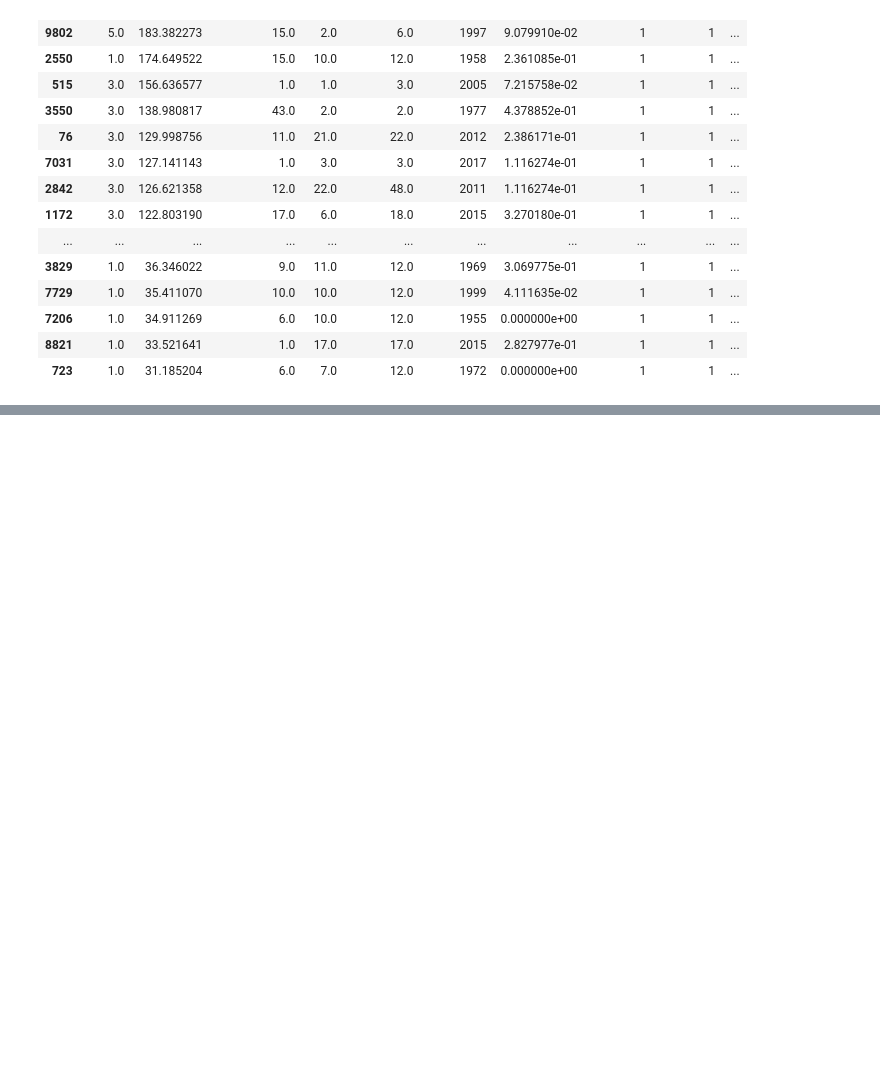
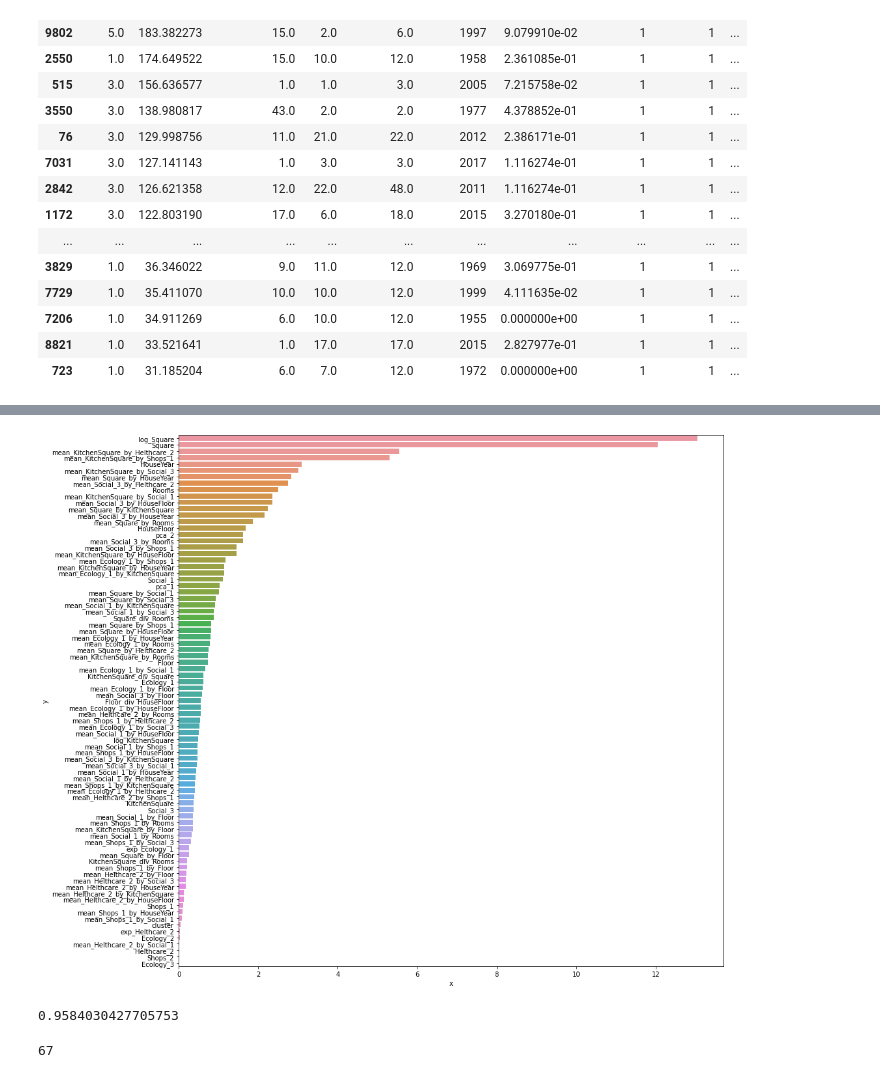
Before and after one commit to TrickSonix/Project_for_SF, a Jupyter notebook: ML/Notebooks/Models_results_analysis.ipynb, the cells around one changed output, grey strips where cells are left out. Cells and saved outputs as stored; diff of their text form; code cells hidden in the pictures; blank space fills up the shorter version.

```diff
--- a/ML/Notebooks/Models_results_analysis.ipynb
+++ b/ML/Notebooks/Models_results_analysis.ipynb
@@ -265,0 +289,10 @@ results_without_outliers
+# %%
+plt.figure(figsize=(15,15))
+sns.barplot(data = data_to_plot[2], x='x', y='y')
+plt.show()
+# %% [output]
+[figure, added]
+# %%
+data_to_plot[0].loc[data_to_plot[0]['x']>0.35]['x'].sum()/data_to_plot[0]['x'].sum()
+# %% [output]
+0.9584030427705753
@@ -265,0 +304,4 @@ results_without_outliers
+# %%
+len(features_select_from)
+# %% [output]
+67
```
Also changed, not shown: parts of 23 cells of this notebook, 1 other file.
